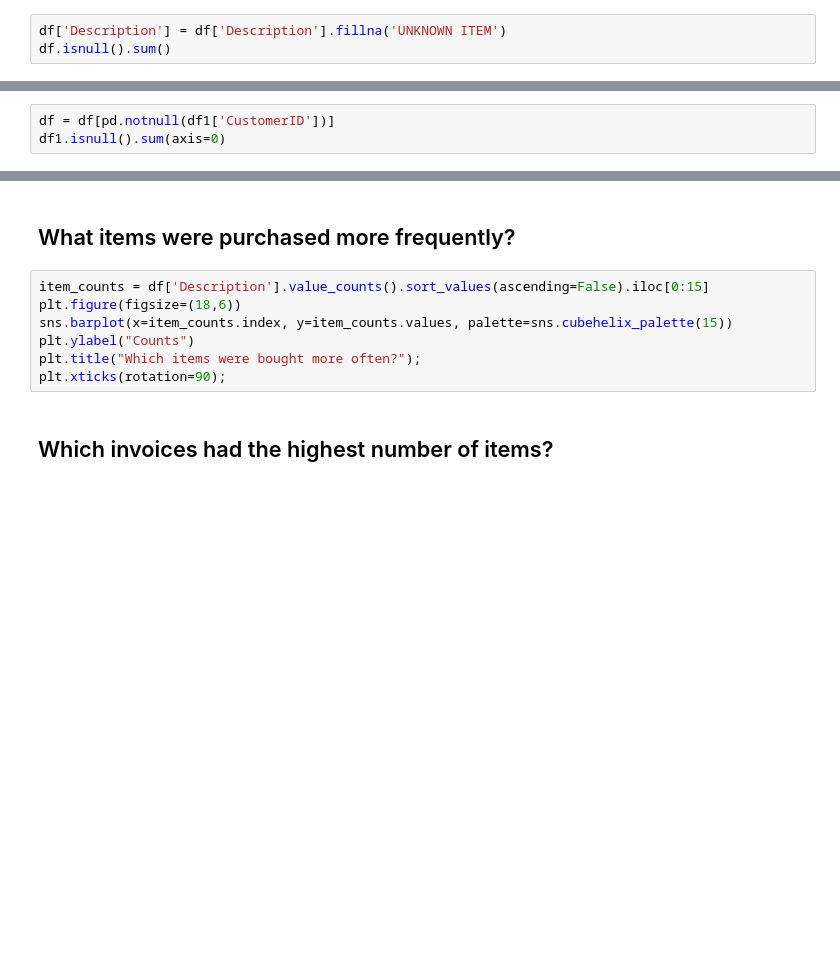
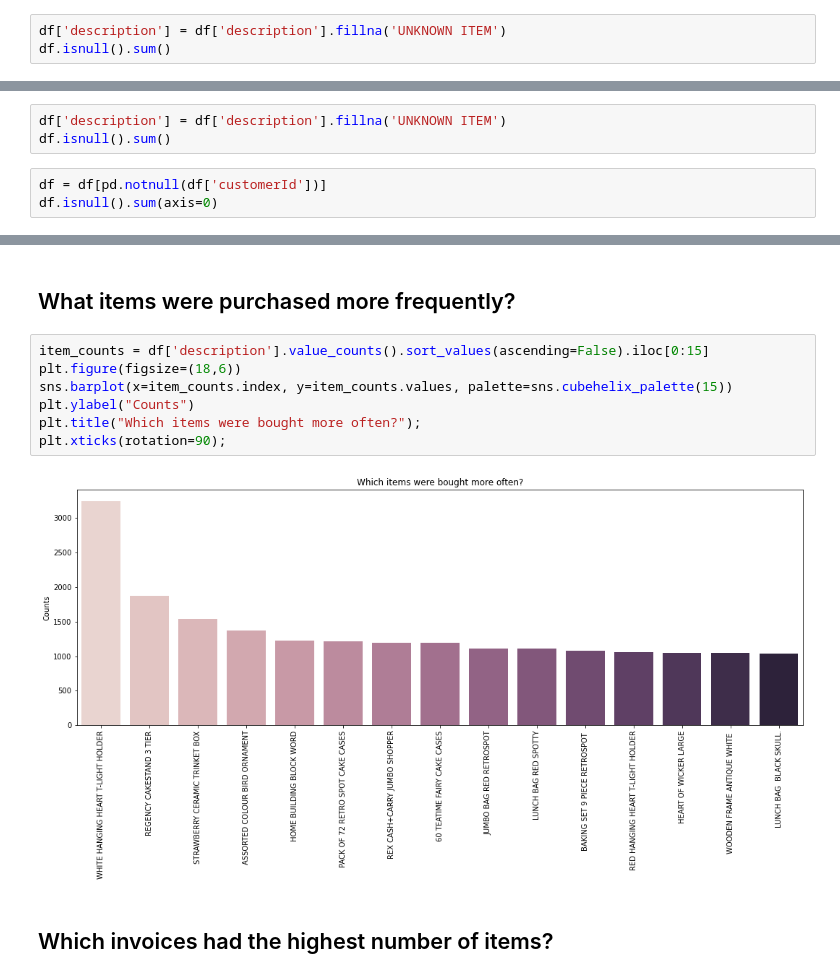
Before and after one commit to EduardoJMatosRomero/2MachLearnCA1, a Jupyter notebook: Untitled.ipynb, the cells around one changed output, grey strips where cells are left out. Saved outputs shown, nothing was run; the diff lists cells and outputs as text; blank space fills up the shorter version.

```diff
--- a/Untitled.ipynb
+++ b/Untitled.ipynb
@@ -158,3 +275,3 @@ customer_country.groupby(['Country'])['Customer ID'].aggregate('count').reset_in
 # %%
-df['Description'] = df['Description'].fillna('UNKNOWN ITEM')
+df['description'] = df['description'].fillna('UNKNOWN ITEM')
 df.isnull().sum()
@@ -161,3 +287,6 @@ df.isnull().sum()
+# %%
+df['description'] = df['description'].fillna('UNKNOWN ITEM')
+df.isnull().sum()
 # %%
-df = df[pd.notnull(df1['CustomerID'])]
-df1.isnull().sum(axis=0)
+df = df[pd.notnull(df['customerId'])]
+df.isnull().sum(axis=0)
@@ -178,12 +364,14 @@ unique_counts(df1)
 # %% [markdown]
 ## What items were purchased more frequently?
 # %%
-item_counts = df['Description'].value_counts().sort_values(ascending=False).iloc[0:15]
+item_counts = df['description'].value_counts().sort_values(ascending=False).iloc[0:15]
 plt.figure(figsize=(18,6))
 sns.barplot(x=item_counts.index, y=item_counts.values, palette=sns.cubehelix_palette(15))
 plt.ylabel("Counts")
 plt.title("Which items were bought more often?");
 plt.xticks(rotation=90);
+# %% [output]
+[figure, added]
 # %% [markdown]
 ##  Which invoices had the highest number of items?
 # %%
```
Also changed, not shown: parts of 27 cells of this notebook.
